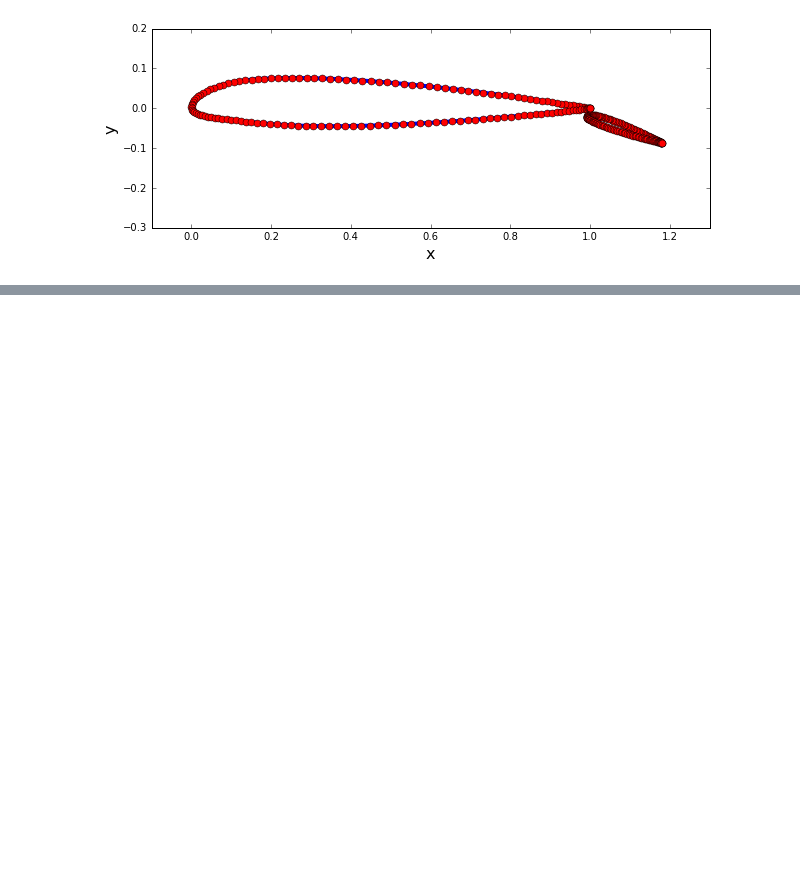
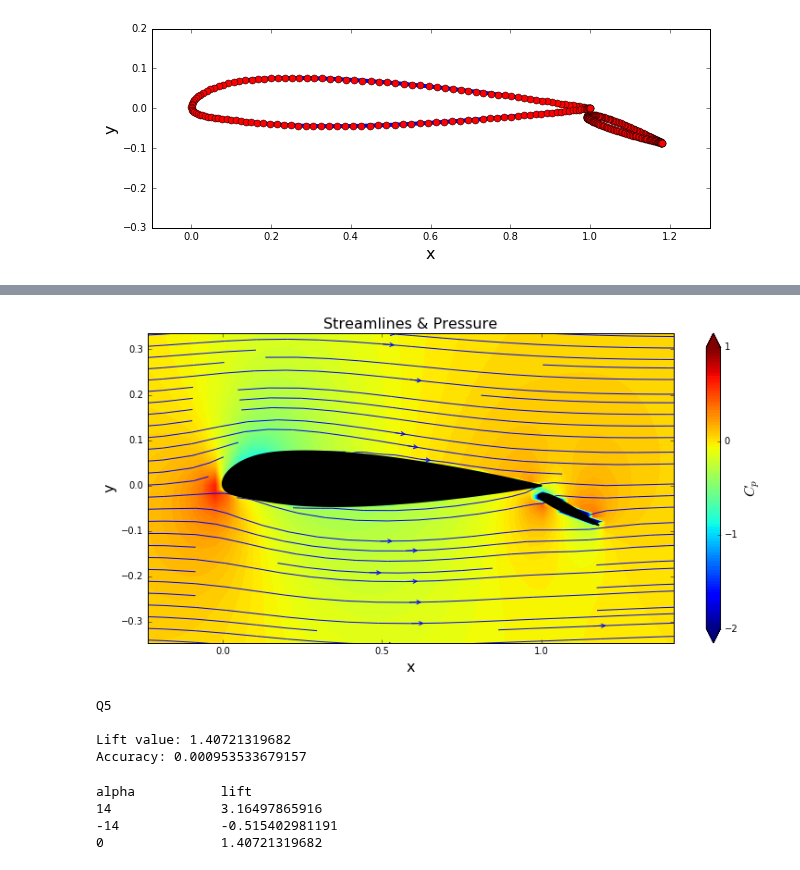
Before and after one commit to lpgleaves/mae6226-workspace, a Jupyter notebook: assignment-03-part-2.ipynb, the cells around one changed output, grey strips where cells are left out. Saved outputs shown, nothing was run; the diff lists cells and outputs as text; code cells hidden in the pictures; blank space fills up the shorter version.

```diff
--- a/assignment-03-part-2.ipynb
+++ b/assignment-03-part-2.ipynb
@@ -147,0 +198,59 @@ panel_main, panel_flap = panels[0:N], panels[N:]
+# %%
+val_x, val_y = 0.2, 1.6
+x_min, x_max = numpy.min( [panel.xa for panel in panels] ), numpy.max( [panel.xa for panel in panels] )
+y_min, y_max = numpy.min( [panel.ya for panel in panels] ), numpy.max( [panel.ya for panel in panels] )
+x_start, x_end = x_min-val_x*(x_max-x_min), x_max+val_x*(x_max-x_min)
+y_start, y_end = y_min-val_y*(y_max-y_min), y_max+val_y*(y_max-y_min)
+
+fig = pyplot.figure(figsize=(12.75, 6))
+pyplot.xlabel('x', fontsize=16)
+pyplot.ylabel('y', fontsize=16)
+pyplot.xlim(x_start, x_end)
+pyplot.ylim(y_start, y_end)
+pyplot.title('Streamlines & Pressure', fontsize=16)
+contf = pyplot.contourf(X, Y, cp, levels=numpy.linspace(-2.0, 1.0, 100), extend='both')
+cbar = pyplot.colorbar(contf)
+cbar.set_label('$C_p$', fontsize=16)
+cbar.set_ticks([-2.0, -1.0, 0.0, 1.0])
+
+pyplot.streamplot(X, Y, u, v, density=2, linewidth=1, arrowsize=1, arrowstyle='->')
+pyplot.fill([panel.xc for panel in panel_main],
+         [panel.yc for panel in panel_main],
+         color='k', linestyle='solid', linewidth=2, zorder=2)
+pyplot.fill([panel.xc for panel in panel_flap],
+         [panel.yc for panel in panel_flap],
+         color='k', linestyle='solid', linewidth=2, zorder=2);
+# %% [output]
+[figure, added]
+# %%
+panels = numpy.concatenate((panel_main, panel_flap), axis=0)
+
+lift = 0
+drag = 0
+
+accuracy = sum([panel.sigma*panel.length for panel in panel_main])
+accuracy += sum([panel.sigma*panel.length for panel in panel_flap])
+
+for panel in panels:
+    lift -= panel.cp * panel.length * math.sin(panel.beta)
+    drag += panel.cp * panel.length * math.cos(panel.beta)
+
+# Question 5
+print('Q5')
+print('\nLift value:', str(lift))
+print('Accuracy:', str(accuracy))
+# %% [output]
+Q5
+
+Lift value: 1.40721319682
+Accuracy: 0.000953533679157
+# %%
+print('alpha \t\tlift')
+print('14 \t\t3.16497865916')
+print('-14 \t\t-0.515402981191')
+print('0 \t\t1.40721319682')
+# %% [output]
+alpha           lift
+14              3.16497865916
+-14             -0.515402981191
+0               1.40721319682
```
Also changed, not shown: parts of 3 cells of this notebook, 1 other file.
